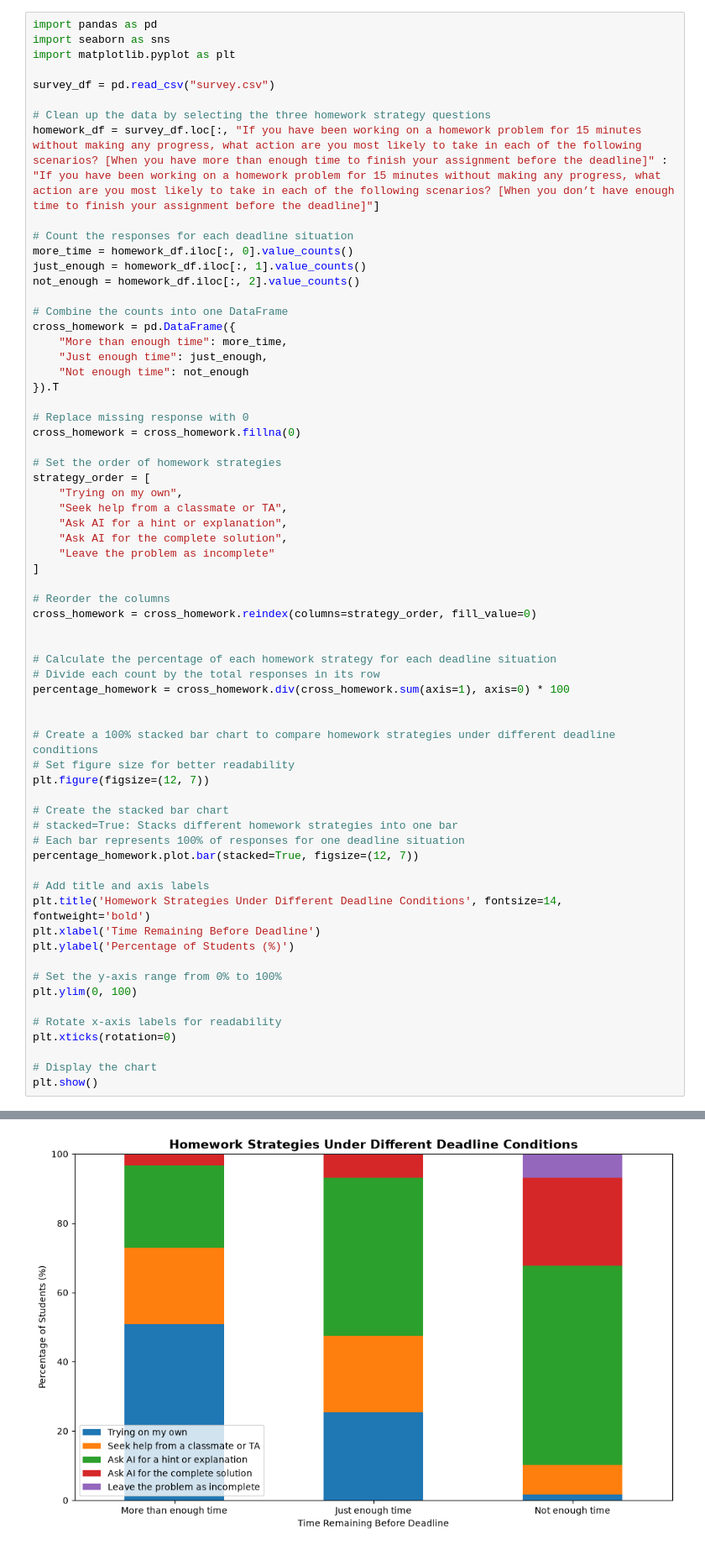
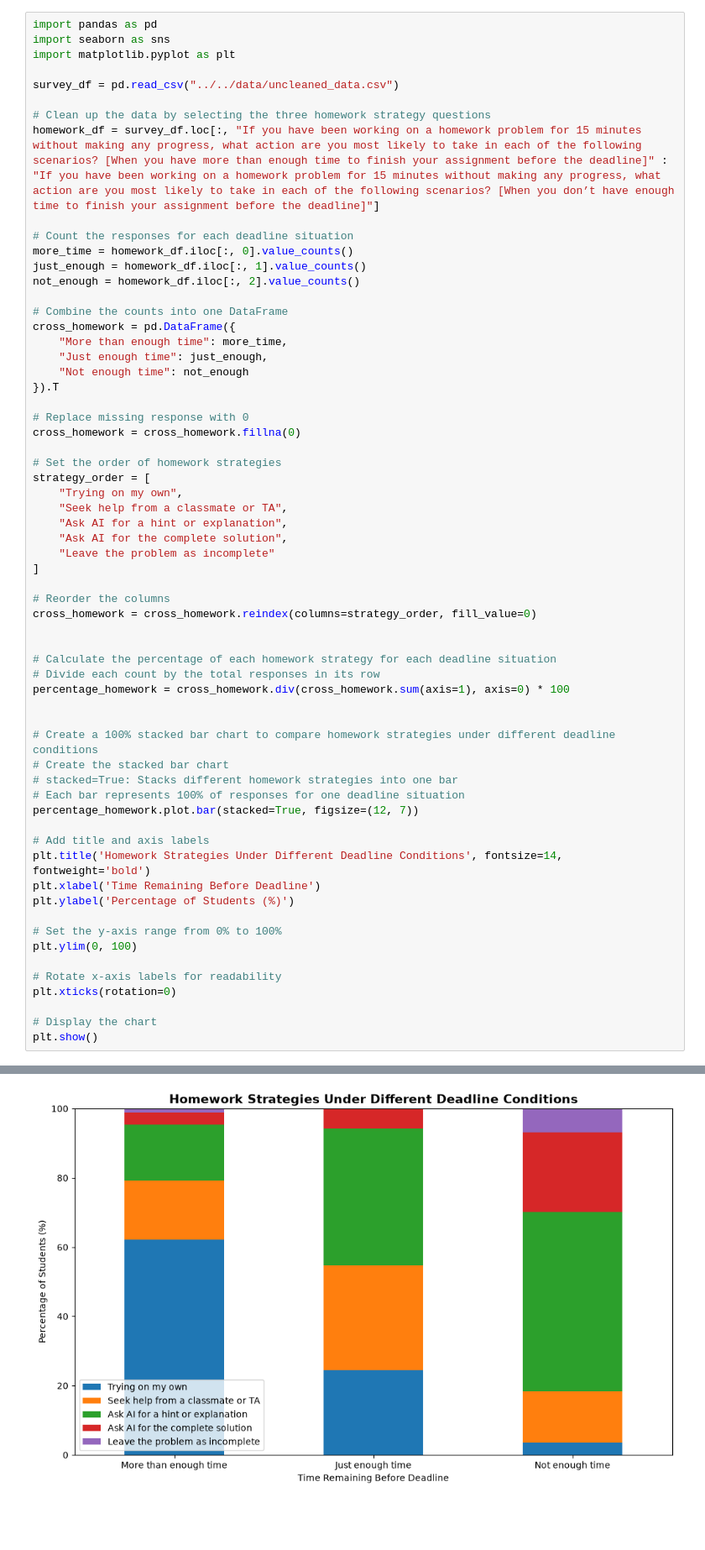
Before and after one commit to jorgencarbajal/cs105_mini_project, a Jupyter notebook: working_folders/jyu356/stacked.ipynb, the cells around one changed output, grey strips where cells are left out. Shown at 84% size. Cells and saved outputs as stored; diff of their text form; blank space fills up the shorter version.

```diff
--- a/working_folders/jyu356/stacked.ipynb
+++ b/working_folders/jyu356/stacked.ipynb
@@ -15,7 +15,7 @@ import pandas as pd
 import seaborn as sns
 import matplotlib.pyplot as plt
 
-survey_df = pd.read_csv("survey.csv")
+survey_df = pd.read_csv("../../data/uncleaned_data.csv")
 
 # Clean up the data by selecting the three homework strategy questions
 homework_df = survey_df.loc[:, "If you have been working on a homework problem for 15 minutes without making any progress, what action are you most likely to take in each of the following scenarios? [When you have more than enough time to finish your assignment before the deadline]" : "If you have been working on a homework problem for 15 minutes without making any progress, what action are you most likely to take in each of the following scenarios? [When you don’t have enough time to finish your assignment before the deadline]"]
@@ -54,9 +54,6 @@ percentage_homework = cross_homework.div(cross_homework.sum(axis=1), axis=0) * 1
 
 
 # Create a 100% stacked bar chart to compare homework strategies under different deadline conditions
-# Set figure size for better readability
-plt.figure(figsize=(12, 7))
-
 # Create the stacked bar chart
 # stacked=True: Stacks different homework strategies into one bar
 # Each bar represents 100% of responses for one deadline situation
@@ -80 +76 @@ plt.show()
-[figure, old version]
+[figure, new version]
```
Also changed, not shown: parts of 3 cells of this notebook, 4 other files.
